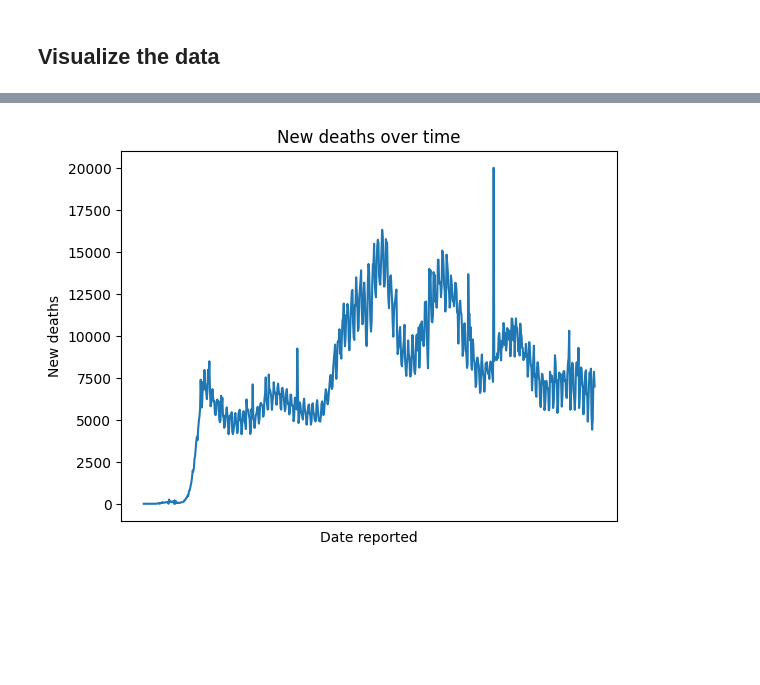
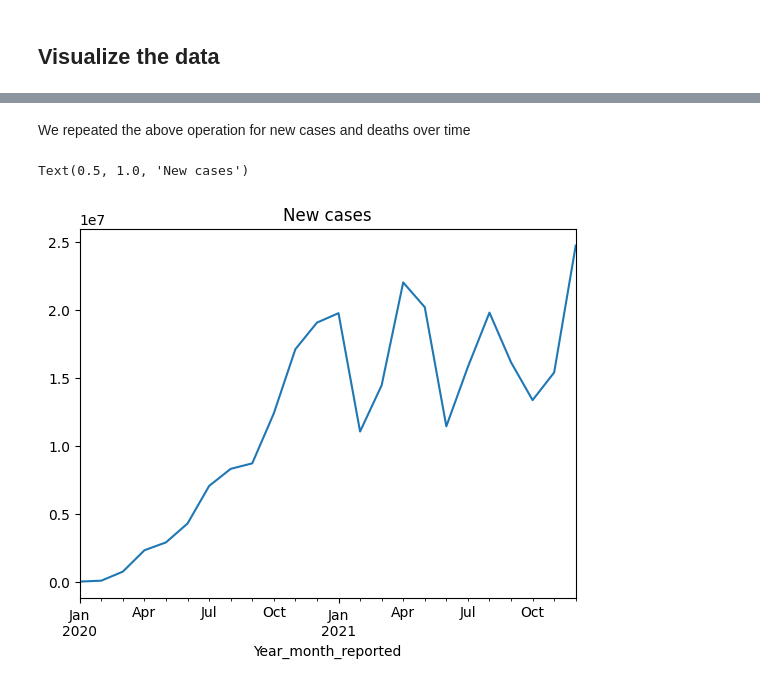
Before and after one commit to wai157/Covid_data_visualization, a Jupyter notebook: data_visualization.ipynb, the cells around one changed output, grey strips where cells are left out. Drawn from its saved outputs; the diff is of its cells as text; code cells hidden in the pictures; blank space fills up the shorter version.

```diff
--- a/data_visualization.ipynb
+++ b/data_visualization.ipynb
@@ -154,11 +172,8 @@ plt.show()
-# %%
-sns.lineplot(data=sums, x='Date_reported', y='New_deaths')
-
-plt.title('New deaths over time')
-plt.xlabel('Date reported')
-plt.xticks([])
-plt.ylabel('New deaths')
-
-plt.show()
-# %% [output]
-[figure, removed]
+# %% [markdown]
+We repeated the above operation for new cases and deaths over time
+# %%
+sums_by_year_month['New_cases'].plot()
+plt.title('New cases')
+# %% [output]
+Text(0.5, 1.0, 'New cases')
+[figure, added]
```
Also changed, not shown: parts of 35 cells of this notebook.
